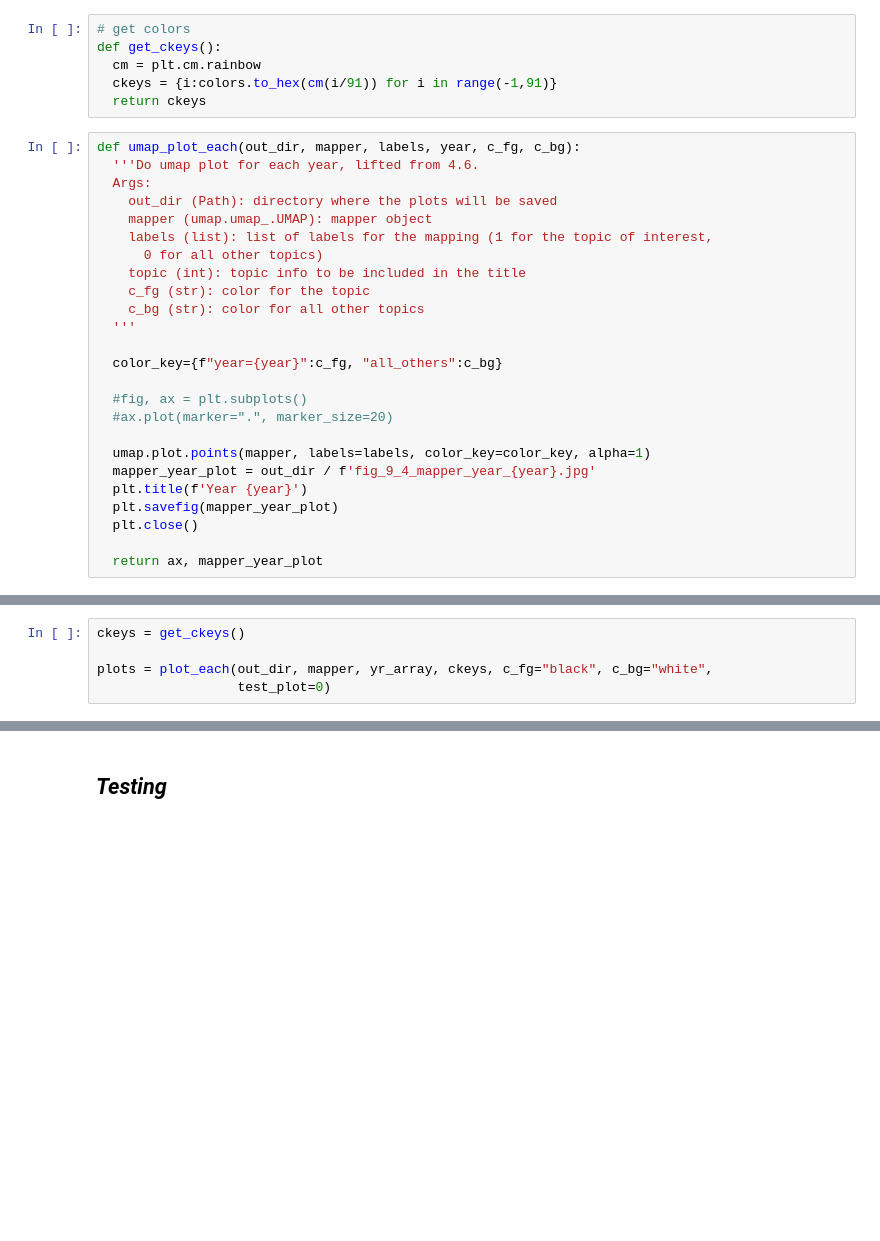
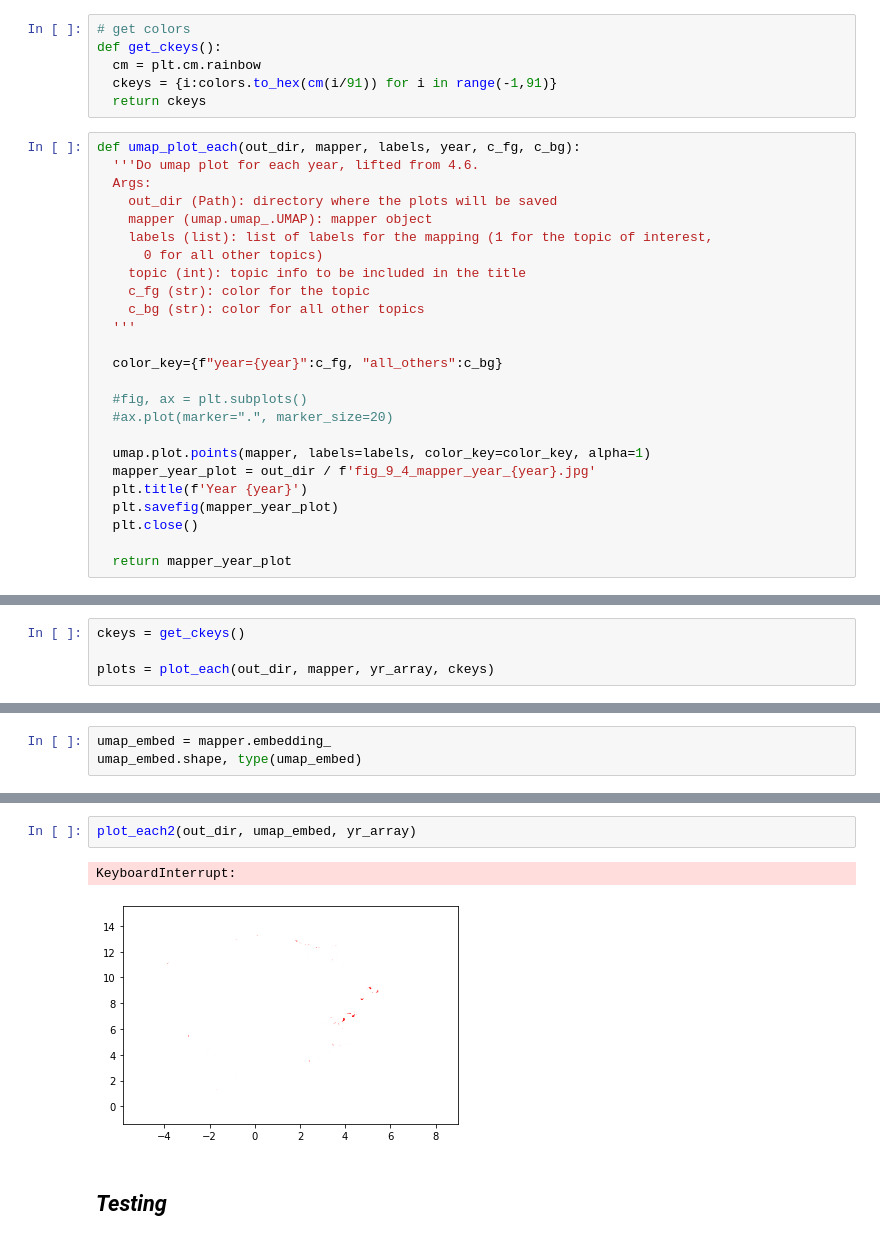
Before and after one commit to ShiuLab/plant_sci_hist, a Jupyter notebook: 9_wrap_up/script_9_4_suggested_analysis_2.ipynb, the cells around one changed output, grey strips where cells are left out. Saved outputs shown, nothing was run; the diff lists cells and outputs as text; blank space fills up the shorter version.

Commit message:
Modify umap codes

```diff
--- a/9_wrap_up/script_9_4_suggested_analysis_2.ipynb
+++ b/9_wrap_up/script_9_4_suggested_analysis_2.ipynb
@@ -258,5 +260,5 @@ def umap_plot_each(out_dir, mapper, labels, year, c_fg, c_bg):
   plt.savefig(mapper_year_plot)
   plt.close()
 
-  return ax, mapper_year_plot
+  return mapper_year_plot
 # %%
@@ -307,8 +307,7 @@ def plot_each(out_dir, mapper, yr_array, ckeys, c_fg="", c_bg="lightgray",
 # %%
 ckeys = get_ckeys()
 
-plots = plot_each(out_dir, mapper, yr_array, ckeys, c_fg="black", c_bg="white",
-                  test_plot=0)
+plots = plot_each(out_dir, mapper, yr_array, ckeys)
 # %%
 ### Generate animated gif
 images = []
@@ -320,0 +326,3 @@ imageio.mimsave(out_dir / '_movie.gif', images)
+# %%
+umap_embed = mapper.embedding_
+umap_embed.shape, type(umap_embed)
@@ -321,3 +376,8 @@ imageio.mimsave(out_dir / '_movie.gif', images)
+# %%
+plot_each2(out_dir, umap_embed, yr_array)
+# %% [output]
+KeyboardInterrupt:
+[figure, added]
 # %% [markdown]
 ## ___Testing___
 # %%
```
Also changed, not shown: parts of 10 cells of this notebook, 1 other file.
